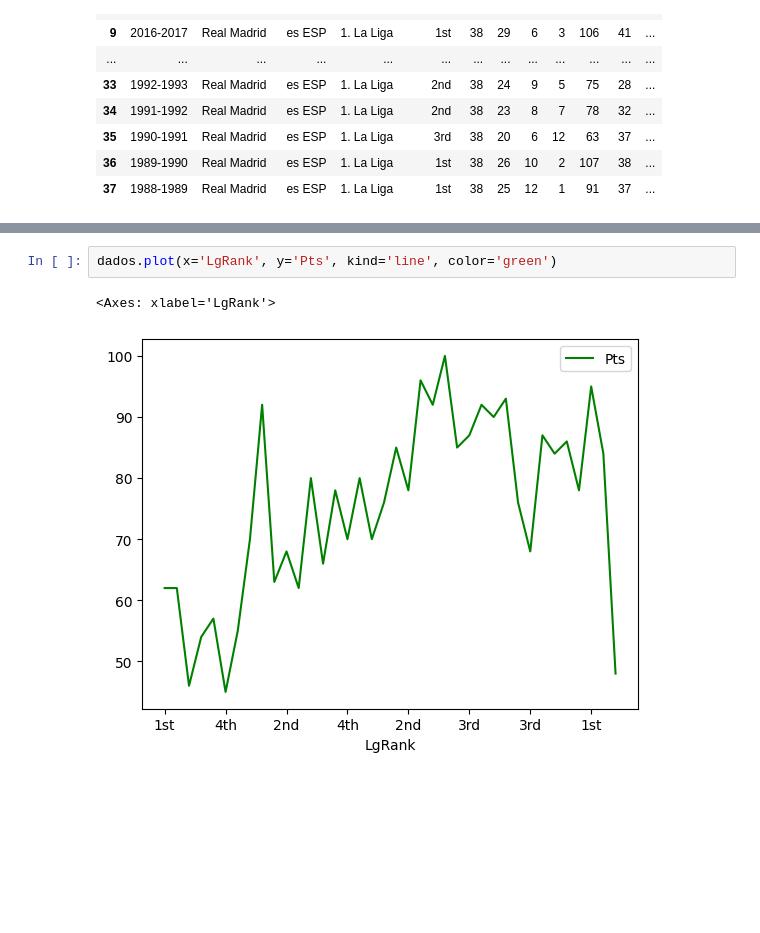
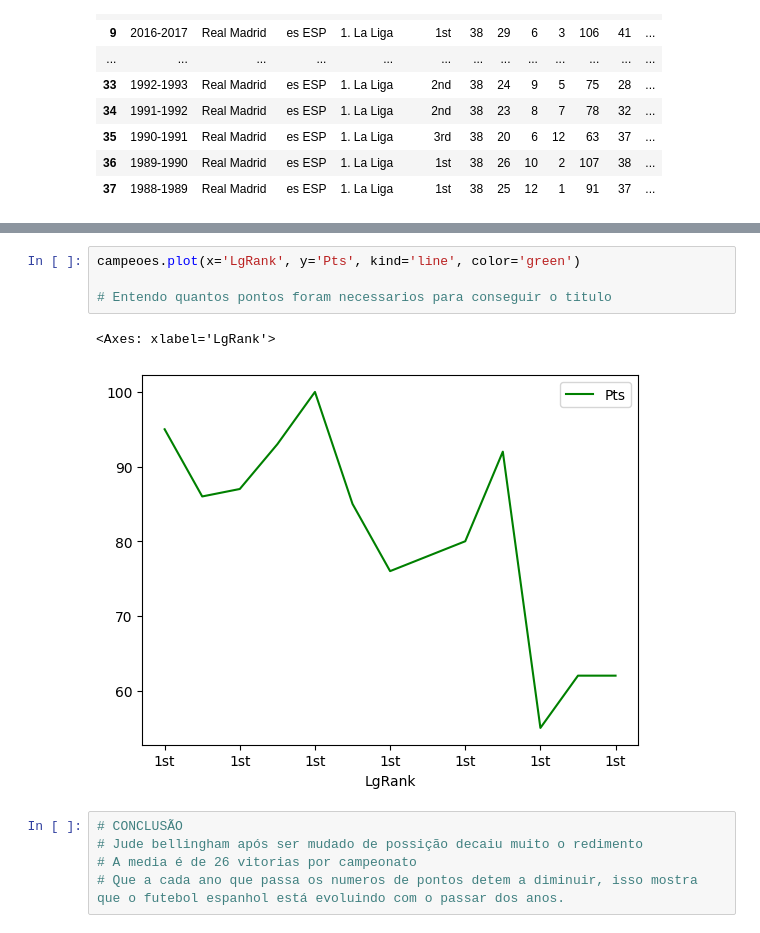
Before and after one commit to Luis7ml/Analise-Exploratoria-sobre-o-time-do-Real-Madrid, a Jupyter notebook: Analise.ipynb, the cells around one changed output, grey strips where cells are left out. Saved outputs shown, nothing was run; the diff lists cells and outputs as text; blank space fills up the shorter version.

```diff
--- a/Analise.ipynb
+++ b/Analise.ipynb
@@ -55,5 +60,12 @@ plt.show()
 # %%
-dados.plot(x='LgRank', y='Pts', kind='line', color='green')
+campeoes.plot(x='LgRank', y='Pts', kind='line', color='green')
+
+# Entendo quantos pontos foram necessarios para conseguir o titulo
 # %% [output]
 <Axes: xlabel='LgRank'>
-[figure, old version]
+[figure, new version]
+# %%
+# CONCLUSÃO
+# Jude bellingham após ser mudado de possição decaiu muito o redimento
+# A media é de 26 vitorias por campeonato
+# Que a cada ano que passa os numeros de pontos detem a diminuir, isso mostra que o futebol espanhol está evoluindo com o passar dos anos.
```
Also changed, not shown: parts of 2 cells of this notebook.
